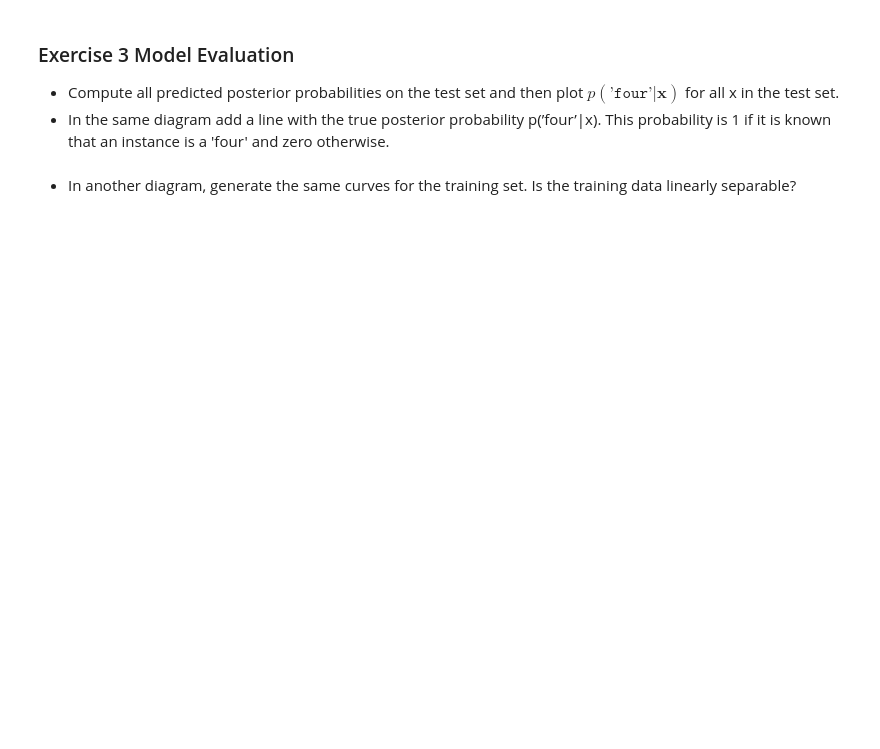
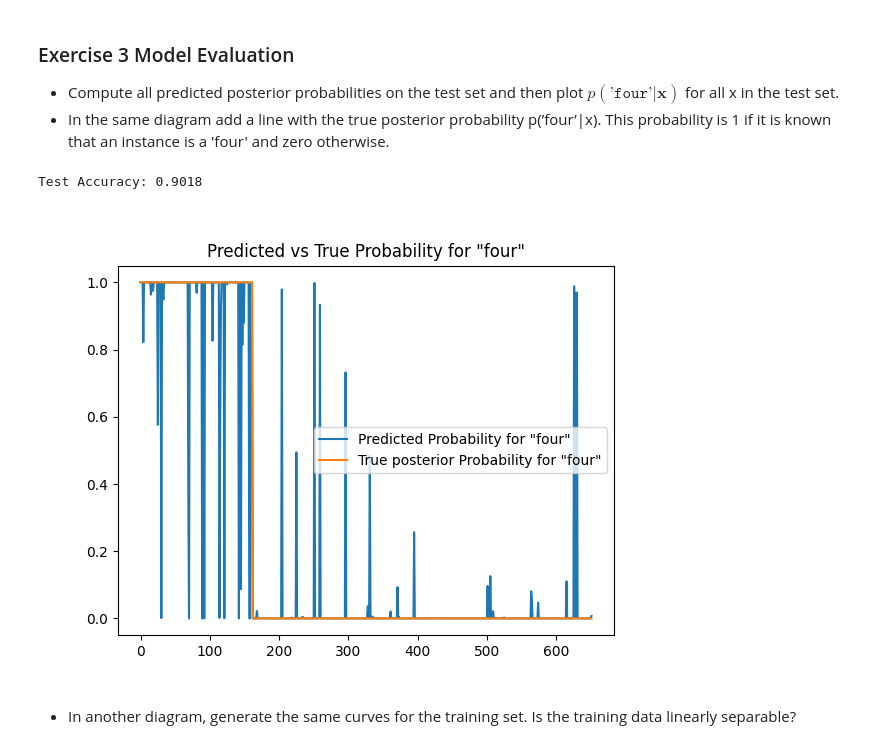
Before and after one commit to kasperikaivola/python-audio-processing, a Jupyter notebook: prerequisites/05_digit_recognition/solution_digit.ipynb, the cells around one changed output. Drawn from its saved outputs; the diff is of its cells as text; code cells hidden in the pictures; blank space fills up the shorter version.

Commit message:
First 3 exercises done

```diff
--- a/prerequisites/05_digit_recognition/solution_digit.ipynb
+++ b/prerequisites/05_digit_recognition/solution_digit.ipynb
@@ -14,5 +15,6 @@ import lib_digit as lib
 lib.rel_thresh = 0.5
 lib.min_length = 0.25 # 250ms
 lib.frames_select = 6
+x_train, t_train, x_test, t_test, val_split = lib.load_dataset('./mnist', ['four','five','six','seven'])
 # %% [markdown]
 * Select one instance (dictionary) from the training set and display the dimensions of all contained features by iterating over the keys.
@@ -19,2 +28,6 @@ lib.frames_select = 6
 # %% [markdown]
 * Create a FeatureSelector object and use it to generate a matrix mel_train where one row corresponds to the flattened log mel spectrum of one training instance.
+# %%
+feature_selector = lib.FeatureSelector(mfcc=0, log_mel='all')
+mel_train = feature_selector.transform(x_train)
+#print(mel_train.shape)
@@ -23,2 +43,5 @@ lib.frames_select = 6
 # %% [markdown]
 * Use the same object to generate a matrix mel_test containing the test data.
+# %%
+mel_test = feature_selector.transform(x_test)
+print(mel_test.shape)
@@ -30,0 +54,10 @@ from sklearn.linear_model import LogisticRegression
+# %%
+from sklearn.linear_model import LogisticRegression
+from sklearn.preprocessing import StandardScaler
+from sklearn.pipeline import Pipeline
+lr = LogisticRegression(max_iter=1000)
+lr.fit(mel_train,t_train)
+#scaler = StandardScaler()
+
+#pipe = Pipeline(steps=[('scaler', scaler),('estimator', lr)])
+#pipe.fit(mel_train, t_train)
@@ -33,5 +75,28 @@ from sklearn.linear_model import LogisticRegression
 * Compute all predicted posterior probabilities on the test set and then plot $p(\texttt{’four’}|\mathbf{x})$ for all x in the test set.
 * In the same diagram add a line with the true posterior probability p(’four’|x).
 This probability is 1 if it is known that an instance is a 'four' and zero otherwise.
+# %%
+from sklearn.metrics import accuracy_score, confusion_matrix, ConfusionMatrixDisplay
+t_test_pred = lr.predict(mel_test)
+accuracy_test = accuracy_score(t_test, t_test_pred)
+print(f"Test Accuracy: {accuracy_test:.4f}")
+# %% [output]
+Test Accuracy: 0.9018
+# %%
+#predicted posterior probability p^ for 'four' in the test set
+prob_test = lr.predict_proba(mel_test)
+#print(y_pred_linear.shape)
+#(true) posterior probability p for 'four' in the test set
+true_pos_prob = np.where(np.array(t_test) == 4, 1, 0)
+#print(true_pos_prob)
+
+plt.figure()
+plt.plot(prob_test[:,0], label='Predicted Probability for "four"') #select first number to plot, 'four'
+plt.plot(true_pos_prob, label='True posterior Probability for "four"')
+plt.title('Predicted vs True Probability for "four"')
+plt.legend()
+plt.show()
+# %% [output]
+[figure, added]
 # %% [markdown]
 * In another diagram, generate the same curves for the training set. Is the training data linearly separable?
```
Also changed, not shown: parts of 11 cells of this notebook, 2 other files.
